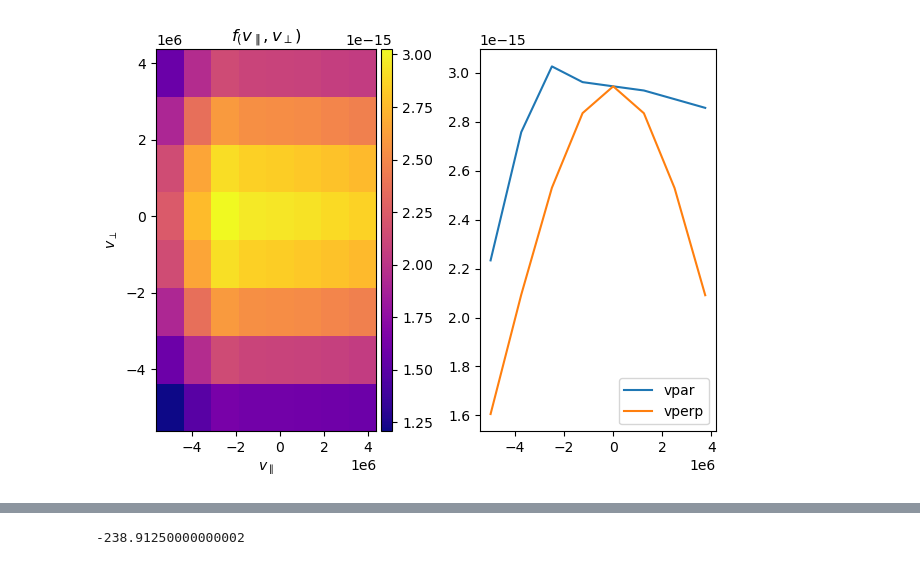
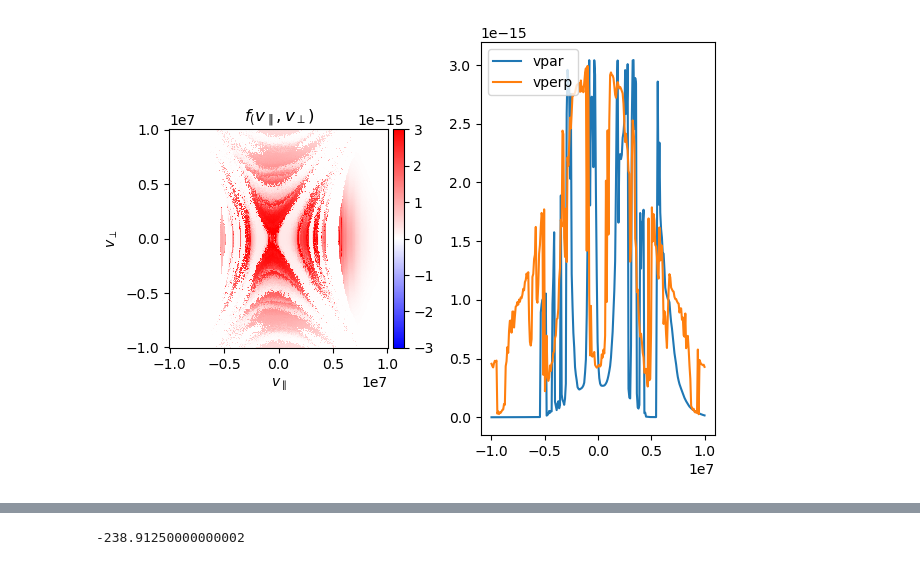
Before and after one commit to kostahoraites/carrington, a Jupyter notebook: magnetosheath/particle_tracer.ipynb, the cells around one changed output, grey strips where cells are left out. Cells and saved outputs as stored; diff of their text form; code cells hidden in the pictures.

Commit message:
An intermediate commit... still debugging particle_tracer.py

```diff
--- a/magnetosheath/particle_tracer.ipynb
+++ b/magnetosheath/particle_tracer.ipynb
@@ -105,7 +120,7 @@ def read_lorentziator_ptr_as_dct(ptrdir, metadata_file):
 
 # === particle_tracer.py ====
 
-
+'''
 run = 'EGI'   # 'EGL'
 nv = 8
 fileIndex = 1506
@@ -114,25 +129,31 @@ fileIndex = 1506
 ##d = restore("/wrk-vakka/users/horakons/carrington/data/particle_tracer/f_liouville_test_EGI_1506_electron_nt_60000_x11.0_y0.0_z0.0.pickle")
 ##d = restore("/wrk-vakka/users/horakons/carrington/data/particle_tracer/f_liouville_test_EGI_1506_electron_nt_60000_x11.5_y0.0_z0.0.pickle")  # vmax = 1e7
 ##d = restore("/wrk-vakka/users/horakons/carrington/data/particle_tracer/f_liouville_test_EGI_1506_electron_nt_60000_x11.5_y1.0_z0.0.pickle")
-d = restore("/wrk-vakka/users/horakons/carrington/data/particle_tracer/f_liouville_test_EGI_1506_electron_nt_80000_x11.5_y0.0_z0.0.pickle")  # vmax = 5e6 (zoomed in)
+#d = restore("/wrk-vakka/users/horakons/carrington/data/particle_tracer/f_liouville_test_EGI_1506_electron_nt_80000_x11.5_y0.0_z0.0.pickle")  # vmax = 5e6 (zoomed in)
 
 # v HAVEN'T CHECKED OUT THIS FILE YET v
 #fileIndex = 1199
 #d = restore("/wrk-vakka/users/horakons/carrington/data/particle_tracer/f_liouville_test_EGI_1199_electron_nt_22000_x13.0_y0.0_z0.0.pickle")  # vmax = 2e7
-
+'''
 
 
 # === lorentziator (.ptr output files) ====
-'''
+
 #ptrdir ='/wrk-vakka/users/horakons/carrington/data/lorentziator/electron/EGI_1199_1188_x13RE/'   # vmax = 2e7
 #ptrdir = '/wrk-vakka/users/horakons/carrington/data/lorentziator/electron/EGI_1199_1159_x13RE/'   # vmax = 5e6
-ptrdir = '/wrk-vakka/users/horakons/carrington/data/lorentziator/electron/EGI_1199_1159_x11.5RE/'   # vmax = 5e6
-metadata_file = ptrdir + 'metadata.pck'
+#ptrdir = '/wrk-vakka/users/horakons/carrington/data/lorentziator/electron/EGI_1199_1159_x11.5RE/'   # vmax = 5e6
+#ptrdir = '/wrk-vakka/users/horakons/carrington/data/lorentziator/electron/EGI_1505.5_1450_x11.5_gpu_tol100/' # vmax = 2e7. NOTE: screwed up the initial velocity array, interpolated to t=1199 by accident.  Copied from /wrk-vakka/users/kpapadak/lorentziator/test_configs/tol_100/'
+#ptrdir = '/wrk-vakka/users/horakons/carrington/data/lorentziator/electron/EGI_1505.5_1450_x11.5_gpu_tol10/' # vmax = 2e7. NOTE: screwed up the initial velocity array, interpolated to t=1199 by accident.  Copied from /wrk-vakka/users/kpapadak/lorentziator/test_configs/tol_10/'
+#ptrdir = '/wrk-vakka/users/horakons/carrington/data/lorentziator/electron/EGI_1500_1200_Nv256_x13_gpu/' # vmax = 1e7. NOTE: screwed up the initial velocity array, interpolated to t=1199 by accident.  Copied from /wrk-vakka/users/kpapadak/lorentziator/test_configs/tol_10/'
+ptrdir = '/wrk-vakka/users/kpapadak/lorentziator/test_configs/' # vmax = 1e7. NOTE: screwed up the initial velocity array, interpolated to t=1199 by accident.  Copied from /wrk-vakka/users/kpapadak/lorentziator/test_configs/tol_10/'
+
+metadata_file = '/wrk-vakka/users/horakons/carrington/data/lorentziator/electron/EGI_1500_1200_Nv256_x13_gpu/metadata.pck'
+#metadata_file = ptrdir + 'metadata.pck'
+
+
 d = read_lorentziator_ptr_as_dct(ptrdir, metadata_file)
 
 run = d['run']
 fileIndex = d['fileIndex']
 nv = d['nv']
-
-'''
 # %% [output]
@@ -156,11 +193,17 @@ from mpl_toolkits.axes_grid1.axes_divider import make_axes_locatable
 
 
 f = d['f']; vpar = d['vpar']; vperp = d['vperp']; x_f = d['x_f']; v_f = d['v_f']
+r_f = np.linalg.norm(x_f, axis=-1)
+r_f_mask = (r_f < 17*R_EARTH) # | (r_f > 28*R_EARTH)
+f_masked = deepcopy(f)
+f_masked[r_f_mask] = -1e-15
+
 filename = d['filename']; x = d['x']; v =d['v']
 
 fig, ax = plt.subplots(1,2)
-im = ax[0].pcolormesh(vpar, vperp, f,
-                   cmap='plasma', shading='auto')
+
+im = ax[0].pcolormesh(vpar, vperp, f_masked,
+                   cmap='bwr', shading='auto', vmin=-3e-15, vmax=3e-15)
 ax[0].set_xlabel(r'$v_\parallel$')
 ax[0].set_ylabel(r'$v_\perp$')
 ax[0].set_title(r'$f_(v_\parallel, v_\perp)$')
@@ -168,9 +211,10 @@ divider = make_axes_locatable(ax[0])
 cax = divider.append_axes('right', size='5%', pad=0.05)
 mycbar = fig.colorbar(im, cax=cax, orientation='vertical')
 
-ax[1].plot(vpar[:,nv//2], f[:,nv//2], label = 'vpar')
-ax[1].plot(vperp[nv//2,:], f[nv//2,:], label = 'vperp')
+ax[1].plot(vpar[:,nv//2], f_masked[:,nv//2], label = 'vpar')
+ax[1].plot(vperp[nv//2,:], f_masked[nv//2,:], label = 'vperp')
 ax[1].legend()
+ax[0].set_aspect('equal')
 plt.tight_layout()
 plt.show()
 #mycbar = ax.figure.colorbar(im)
@@ -186,4 +230,4 @@ plt.show()
-[figure, old version]
+[figure, new version]
 # %%
 x_f.shape
 #x[0][0].shape
```
Also changed, not shown: parts of 29 cells of this notebook, 8 other files.
